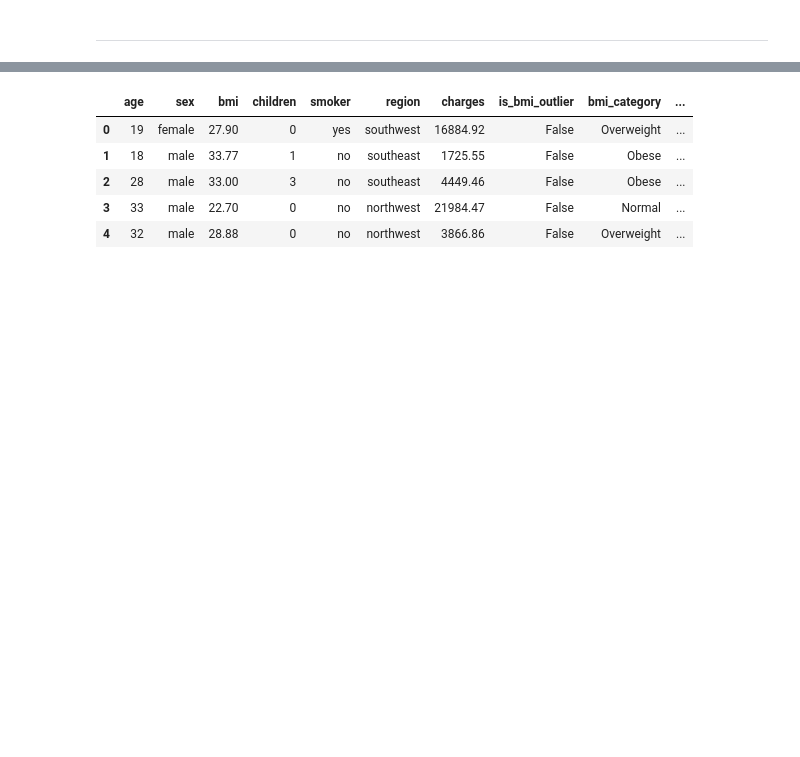
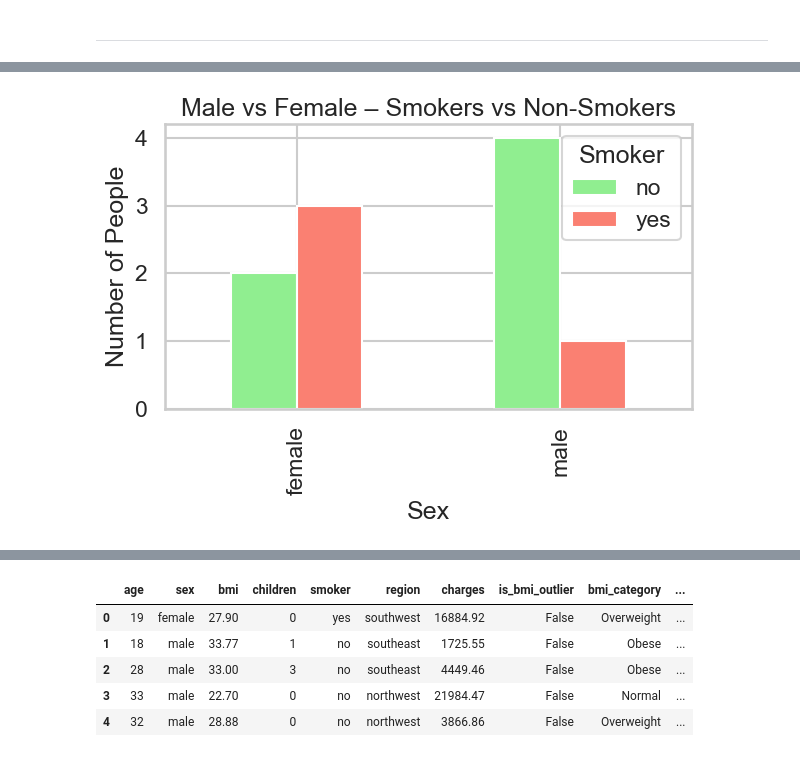
Before and after one commit to Ninestein666/Healthcare-Insurance-Cost-Analysis-Assessment, a Jupyter notebook: jupyter_notebooks/Data_Visualisation.ipynb, the cells around one changed output, grey strips where cells are left out. Saved outputs shown, nothing was run; the diff lists cells and outputs as text; code cells hidden in the pictures; blank space fills up the shorter version.

```diff
--- a/jupyter_notebooks/Data_Visualisation.ipynb
+++ b/jupyter_notebooks/Data_Visualisation.ipynb
@@ -131,3 +138,16 @@ plt.show()
+# %%
+group_counts = df.groupby(['sex','smoker'], observed=True).size().unstack(fill_value=0)
+
+# plot
+group_counts.plot(kind='bar', color=['lightgreen','salmon'])
+plt.title('Male vs Female – Smokers vs Non-Smokers')
+plt.xlabel('Sex')
+plt.ylabel('Number of People')
+plt.legend(title='Smoker')
+plt.tight_layout()
+plt.show()
+# %% [output]
+[figure, added]
 # %%
 sns.countplot(x='region', data=df)
 plt.title('Region Distribution')
```
Also changed, not shown: parts of 20 cells of this notebook, 1 other file.
